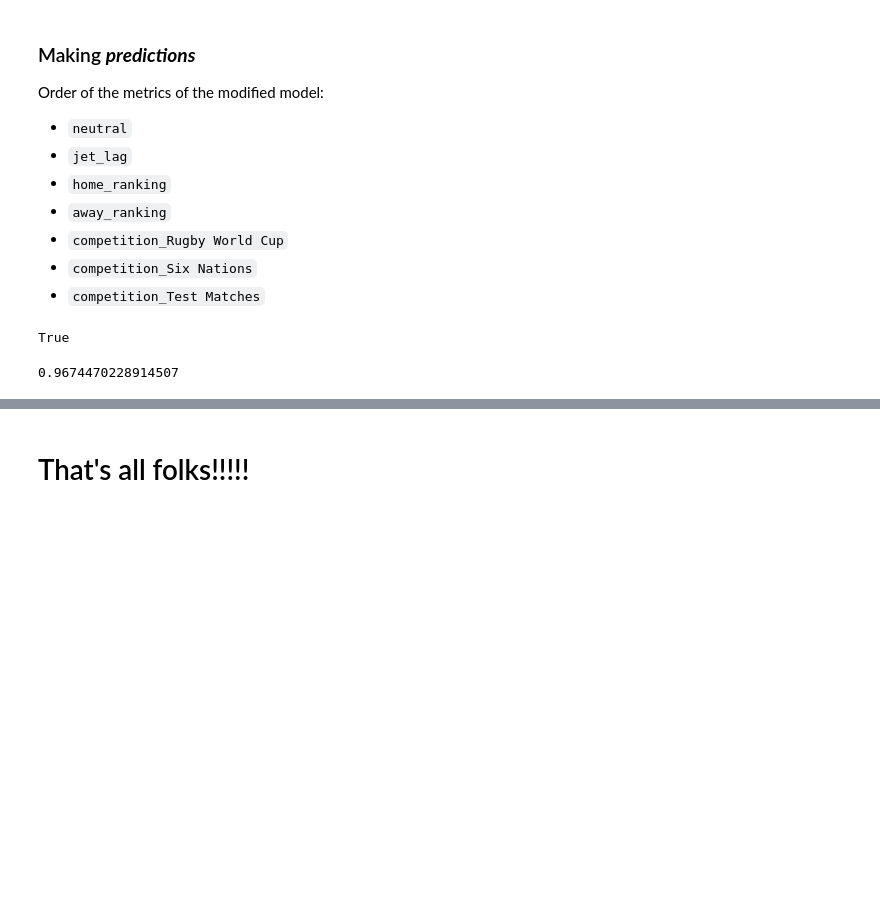
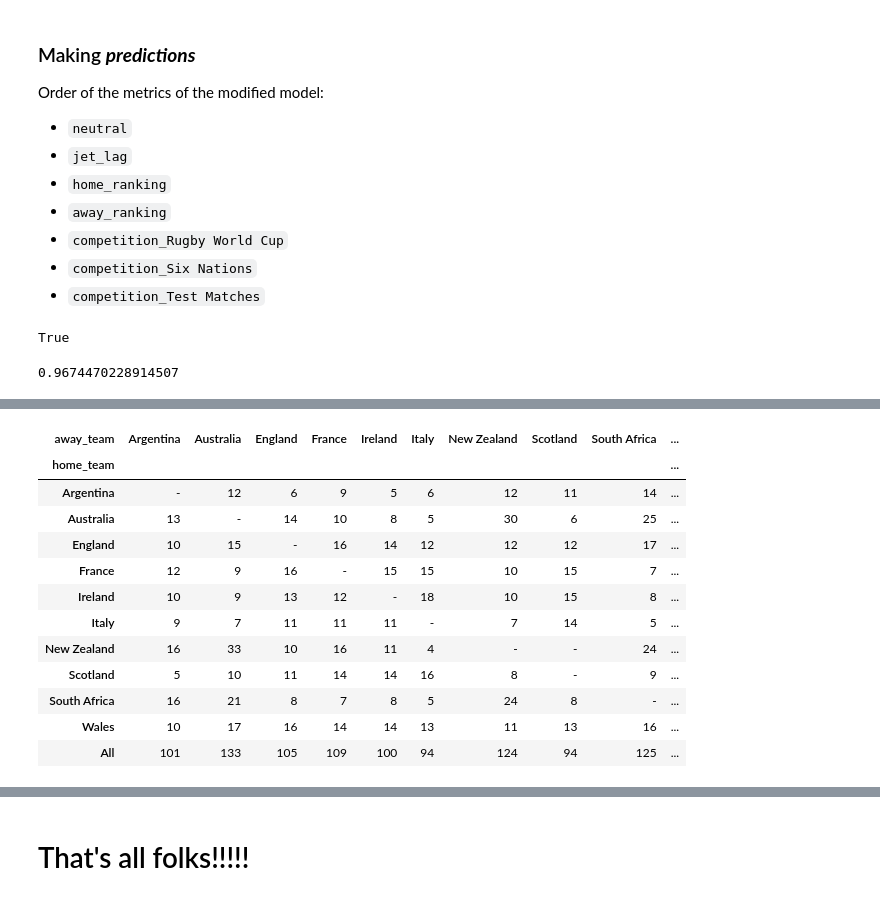
Before and after one commit to FILET81/ML-World-Rugby-Results, a Jupyter notebook: world_rugby.ipynb, the cells around one changed output, grey strips where cells are left out. Cells and saved outputs as stored; diff of their text form; code cells hidden in the pictures; blank space fills up the shorter version.

```diff
--- a/world_rugby.ipynb
+++ b/world_rugby.ipynb
@@ -1821,0 +1846,17 @@ model.predict_proba(winning3)[0][1]
+# %%
+# Count of matches played by both "home_team" and "away_team":
+pd.crosstab(wru_final["home_team"], wru_final["away_team"], margins=True).replace(0, "-")
+# %% [output]
+| away_team | Argentina | Australia | England | France | Ireland | Italy | New Zealand | Scotland | South Africa | ... |
+| home_team |  |  |  |  |  |  |  |  |  | ... |
+| Argentina | - | 12 | 6 | 9 | 5 | 6 | 12 | 11 | 14 | ... |
+| Australia | 13 | - | 14 | 10 | 8 | 5 | 30 | 6 | 25 | ... |
+| England | 10 | 15 | - | 16 | 14 | 12 | 12 | 12 | 17 | ... |
+| France | 12 | 9 | 16 | - | 15 | 15 | 10 | 15 | 7 | ... |
+| Ireland | 10 | 9 | 13 | 12 | - | 18 | 10 | 15 | 8 | ... |
+| Italy | 9 | 7 | 11 | 11 | 11 | - | 7 | 14 | 5 | ... |
+| New Zealand | 16 | 33 | 10 | 16 | 11 | 4 | - | - | 24 | ... |
+| Scotland | 5 | 10 | 11 | 14 | 14 | 16 | 8 | - | 9 | ... |
+| South Africa | 16 | 21 | 8 | 7 | 8 | 5 | 24 | 8 | - | ... |
+| Wales | 10 | 17 | 16 | 14 | 14 | 13 | 11 | 13 | 16 | ... |
+| All | 101 | 133 | 105 | 109 | 100 | 94 | 124 | 94 | 125 | ... |
```
Also changed, not shown: parts of 12 cells of this notebook, 49 other files.
